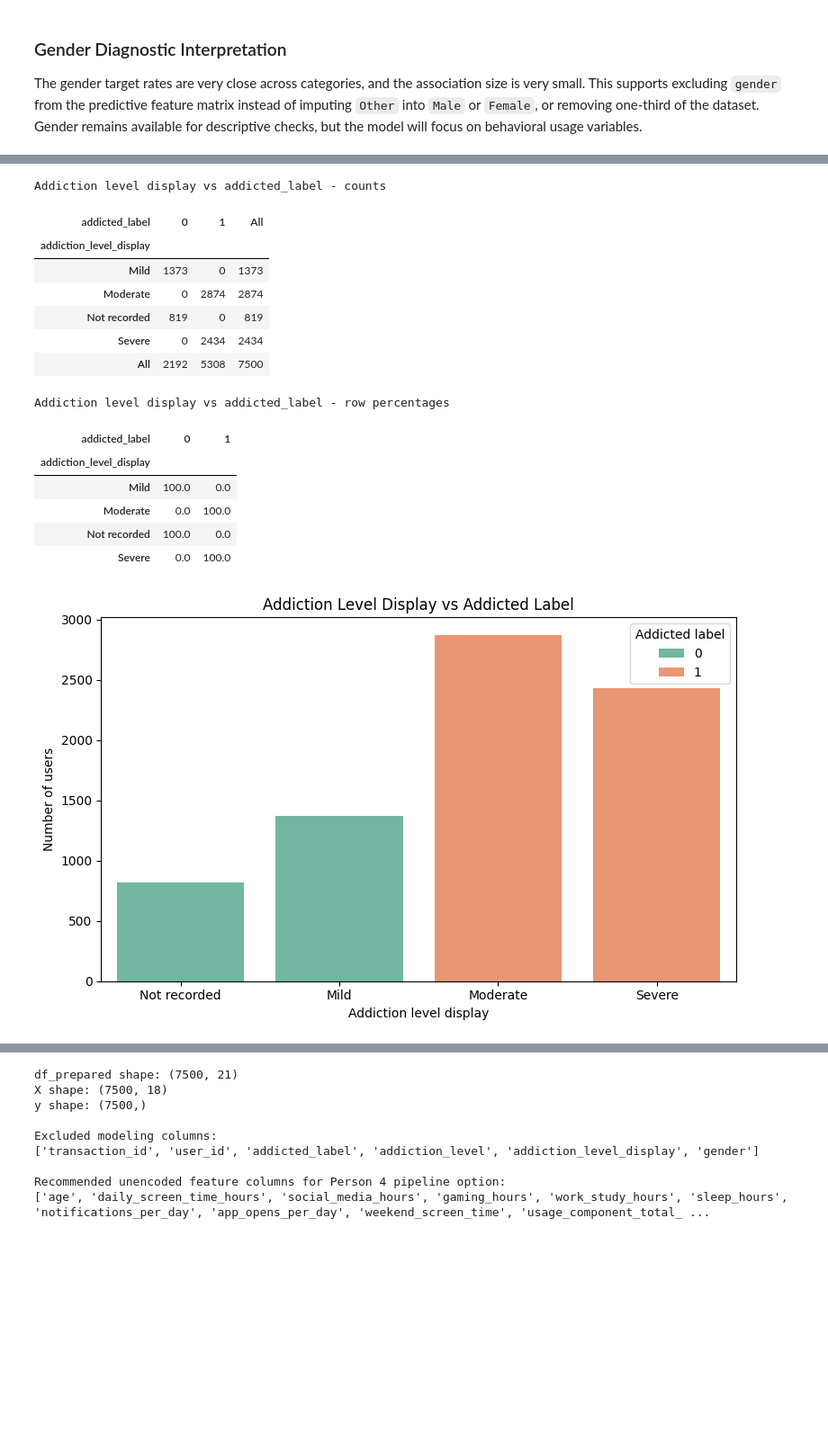
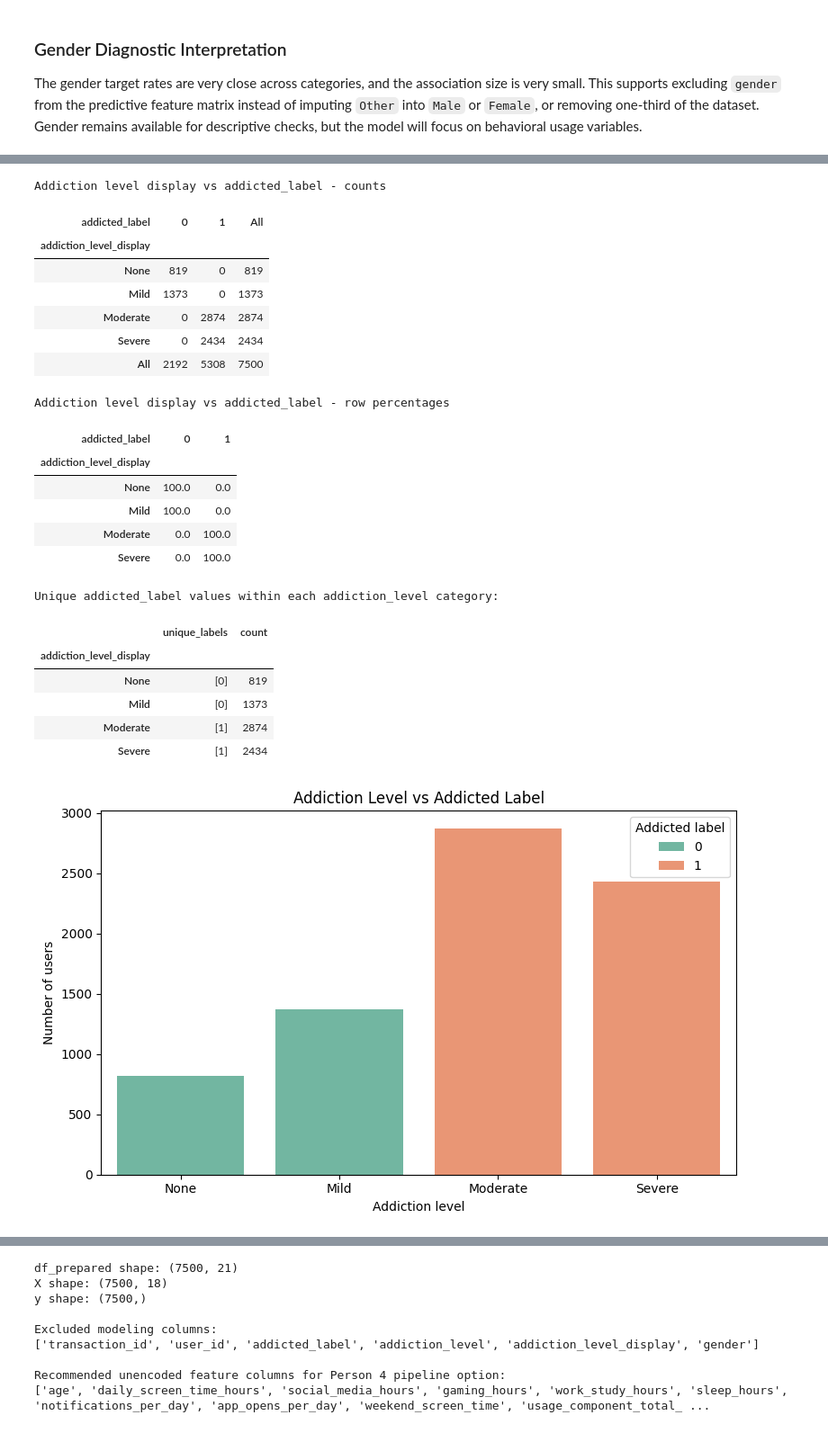
Before and after one commit to Zikri809/Data_Analytics_Project, a Jupyter notebook: Analysis.ipynb, the cells around one changed output, grey strips where cells are left out. Shown at 90% size. Cells and saved outputs as stored; diff of their text form; code cells hidden in the pictures; blank space fills up the shorter version.

```diff
--- a/Analysis.ipynb
+++ b/Analysis.ipynb
@@ -11,7 +11,14 @@ import numpy as np
 import matplotlib.pyplot as plt
 import seaborn as sns
 
-df_raw = pd.read_csv('Smartphone_Usage_And_Addiction_Analysis_7500_Rows.csv')
+# Preserve the literal addiction_level value "None" as a real category.
+# Pandas treats "None" as missing by default, so keep_default_na=False avoids
+# turning the lowest addiction-severity category into fake missing data.
+df_raw = pd.read_csv(
+    'Smartphone_Usage_And_Addiction_Analysis_7500_Rows.csv',
+    keep_default_na=False,
+    na_values=['']
+)
 
 display(df_raw.head())
 
@@ -176,7 +183,7 @@ target_missing = df_prepared['addicted_label'].isna().sum()
 if target_missing > 0:
     df_prepared = df_prepared.dropna(subset=['addicted_label']).copy()
 
-# Numeric columns use median imputation if missing values are present.
+# Numeric columns use median imputation only if missing values are actually present.
 numeric_imputation_values = {}
 for col in numeric_columns:
     if col != 'addicted_label' and df_prepared[col].isna().sum() > 0:
@@ -184,9 +191,9 @@ for col in numeric_columns:
         df_prepared[col] = df_prepared[col].fillna(median_value)
         numeric_imputation_values[col] = median_value
 
-# Keep addiction_level missing in the source column, but create a display-only label for EDA.
-# This avoids implying that missing values are a real addiction severity category.
-df_prepared['addiction_level_display'] = df_prepared['addiction_level'].fillna('Not recorded')
+# Keep a display alias for EDA compatibility. With correct CSV loading, "None"
+# is a real category and should not be relabeled as missing or not recorded.
+df_prepared['addiction_level_display'] = df_prepared['addiction_level'].fillna('Missing/blank')
 
 print('\nNumeric columns:')
 print(numeric_columns)
@@ -198,7 +205,7 @@ print('\nNumeric imputation values used:')
 print(numeric_imputation_values if numeric_imputation_values else 'No numeric imputation needed')
 
 print('\nCategorical display handling used:')
-print("Missing addiction_level values are shown as 'Not recorded' for EDA only; addiction_level is not used for modeling.")
+print('The literal addiction_level value "None" is retained as a real severity category, not treated as missing.')
 
 print('\nMissing values after preprocessing:')
 display(df_prepared.isna().sum().to_frame('missing_count'))
@@ -342,9 +349,11 @@ The gender target rates are very close across categories, and the association si
 # %%
+addiction_level_order = ['None', 'Mild', 'Moderate', 'Severe']
+
 addiction_level_target_counts = pd.crosstab(
     df_prepared['addiction_level_display'],
     df_prepared['addicted_label'],
     margins=True
-)
+).reindex(addiction_level_order + ['All'])
 
 addiction_level_target_percentages = (
     pd.crosstab(
@@ -354,45 +363,61 @@ addiction_level_target_percentages = (
     )
     .mul(100)
     .round(2)
+    .reindex(addiction_level_order)
 )
 
 print('Addiction level display vs addicted_label - counts')
 display(addiction_level_target_counts)
 
 print('Addiction level display vs addicted_label - row percentages')
 display(addiction_level_target_percentages)
 
+print('Unique addicted_label values within each addiction_level category:')
+display(
+    df_prepared
+    .groupby('addiction_level_display')['addicted_label']
+    .agg(unique_labels=lambda values: sorted(values.unique()), count='size')
+    .reindex(addiction_level_order)
+)
+
 plt.figure(figsize=(8, 5))
 sns.countplot(
     data=df_prepared,
     x='addiction_level_display',
     hue='addicted_label',
-    order=['Not recorded', 'Mild', 'Moderate', 'Severe'],
+    order=addiction_level_order,
     palette='Set2'
 )
-plt.title('Addiction Level Display vs Addicted Label')
-plt.xlabel('Addiction level display')
+plt.title('Addiction Level vs Addicted Label')
+plt.xlabel('Addiction level')
 plt.ylabel('Number of users')
 plt.legend(title='Addicted label')
 plt.tight_layout()
 plt.show()
 # %% [output]
 Addiction level display vs addicted_label - counts
 | addicted_label | 0 | 1 | All |
 | addiction_level_display |  |  |  |
+| None | 819 | 0 | 819 |
 | Mild | 1373 | 0 | 1373 |
 | Moderate | 0 | 2874 | 2874 |
-| Not recorded | 819 | 0 | 819 |
 | Severe | 0 | 2434 | 2434 |
 | All | 2192 | 5308 | 7500 |
 Addiction level display vs addicted_label - row percentages
 | addicted_label | 0 | 1 |
 | addiction_level_display |  |  |
+| None | 100.0 | 0.0 |
 | Mild | 100.0 | 0.0 |
 | Moderate | 0.0 | 100.0 |
-| Not recorded | 100.0 | 0.0 |
 | Severe | 0.0 | 100.0 |
+Unique addicted_label values within each addiction_level category:
+|  | unique_labels | count |
+| addiction_level_display |  |  |
+| None | [0] | 819 |
+| Mild | [0] | 1373 |
+| Moderate | [1] | 2874 |
+| Severe | [1] | 2434 |
-[figure, old version]
+[figure, new version]
 # %% [markdown]
 ### Addiction Level Diagnostic Interpretation
 
```
Also changed, not shown: parts of 31 cells of this notebook, 6 other files.
